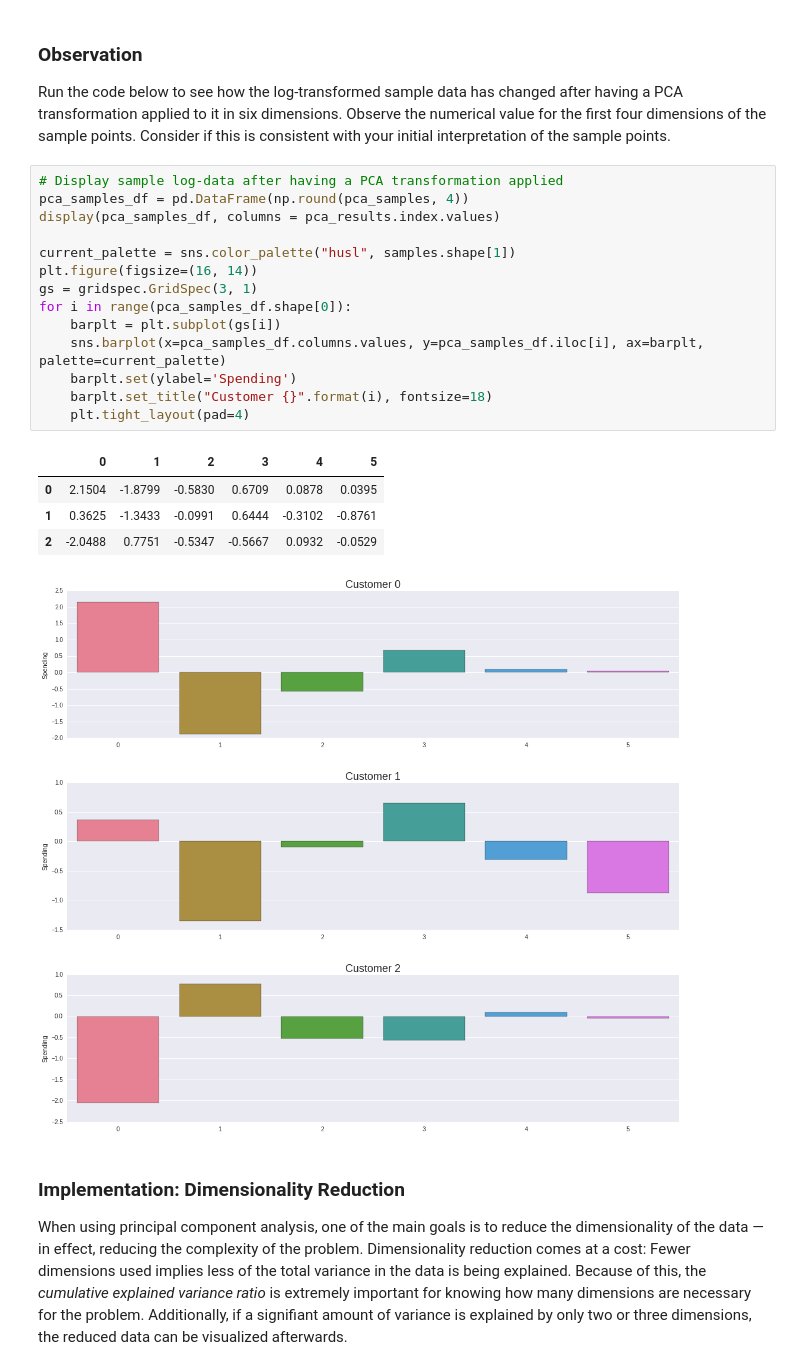
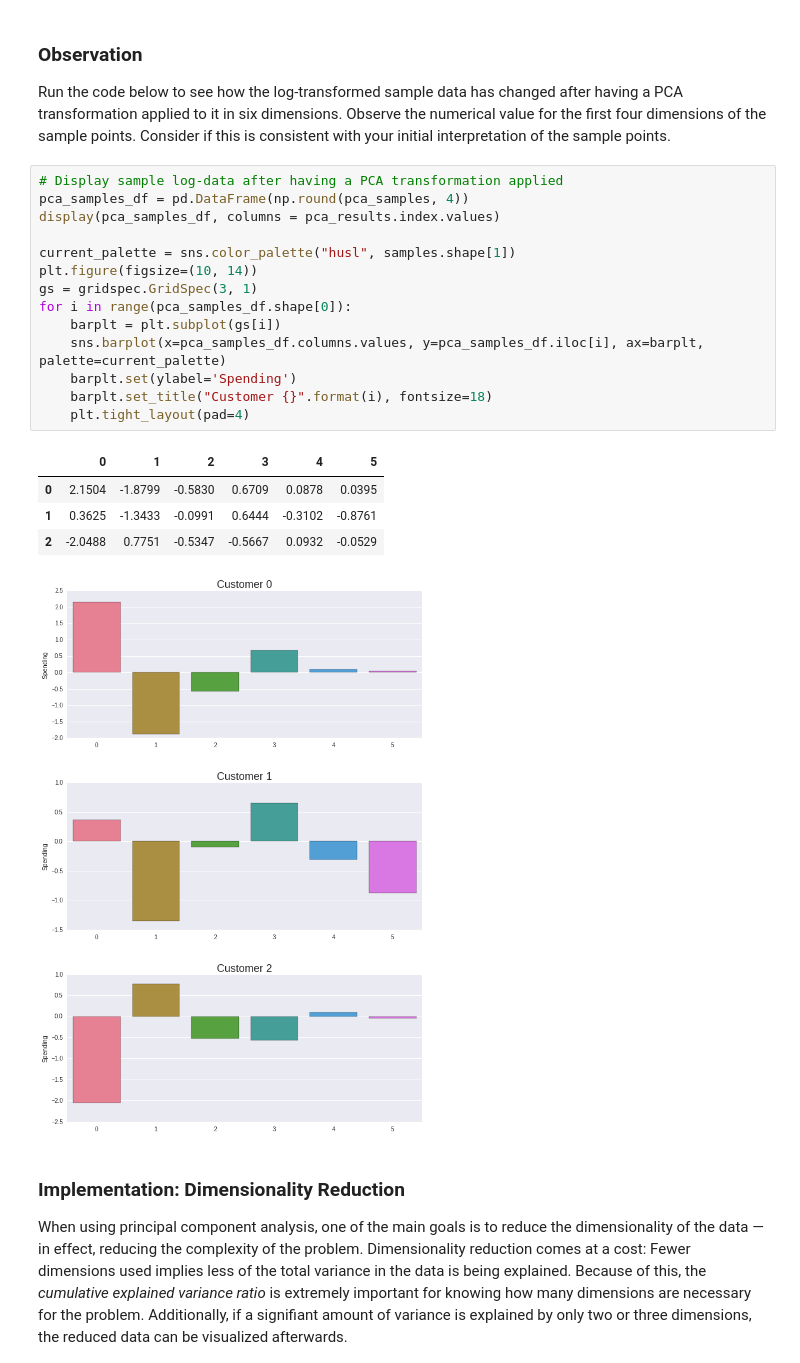
Before and after one commit to ibratface/machine-learning, a Jupyter notebook: projects/creating_customer_segments/customer_segments.ipynb, the cells around one changed output. Saved outputs shown, nothing was run; the diff lists cells and outputs as text.

```diff
--- a/projects/creating_customer_segments/customer_segments.ipynb
+++ b/projects/creating_customer_segments/customer_segments.ipynb
@@ -407,23 +407,23 @@ Run the code below to see how the log-transformed sample data has changed after
 # %%
 # Display sample log-data after having a PCA transformation applied
 pca_samples_df = pd.DataFrame(np.round(pca_samples, 4))
 display(pca_samples_df, columns = pca_results.index.values)
 
 current_palette = sns.color_palette("husl", samples.shape[1])
-plt.figure(figsize=(16, 14))
+plt.figure(figsize=(10, 14))
 gs = gridspec.GridSpec(3, 1)
 for i in range(pca_samples_df.shape[0]):
     barplt = plt.subplot(gs[i])
     sns.barplot(x=pca_samples_df.columns.values, y=pca_samples_df.iloc[i], ax=barplt, palette=current_palette)
     barplt.set(ylabel='Spending')
     barplt.set_title("Customer {}".format(i), fontsize=18)
     plt.tight_layout(pad=4)
 # %% [output]
 |  | 0 | 1 | 2 | 3 | 4 | 5 |
 | 0 | 2.1504 | -1.8799 | -0.5830 | 0.6709 | 0.0878 | 0.0395 |
 | 1 | 0.3625 | -1.3433 | -0.0991 | 0.6444 | -0.3102 | -0.8761 |
 | 2 | -2.0488 | 0.7751 | -0.5347 | -0.5667 | 0.0932 | -0.0529 |
-[figure, old version]
+[figure, new version]
 # %% [markdown]
 ### Implementation: Dimensionality Reduction
 When using principal component analysis, one of the main goals is to reduce the dimensionality of the data — in effect, reducing the complexity of the problem. Dimensionality reduction comes at a cost: Fewer dimensions used implies less of the total variance in the data is being explained. Because of this, the *cumulative explained variance ratio* is extremely important for knowing how many dimensions are necessary for the problem. Additionally, if a signifiant amount of variance is explained by only two or three dimensions, the reduced data can be visualized afterwards.
```
Also changed, not shown: parts of 9 cells of this notebook.
